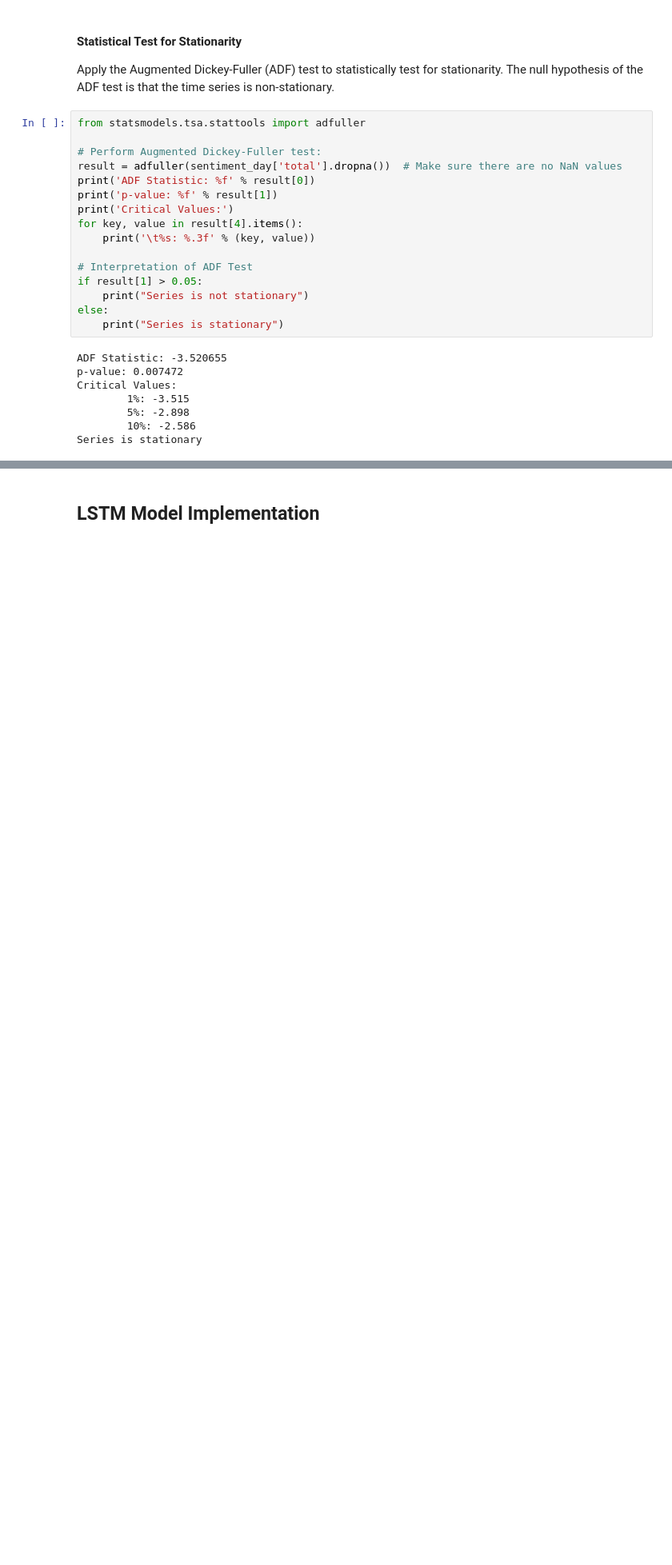
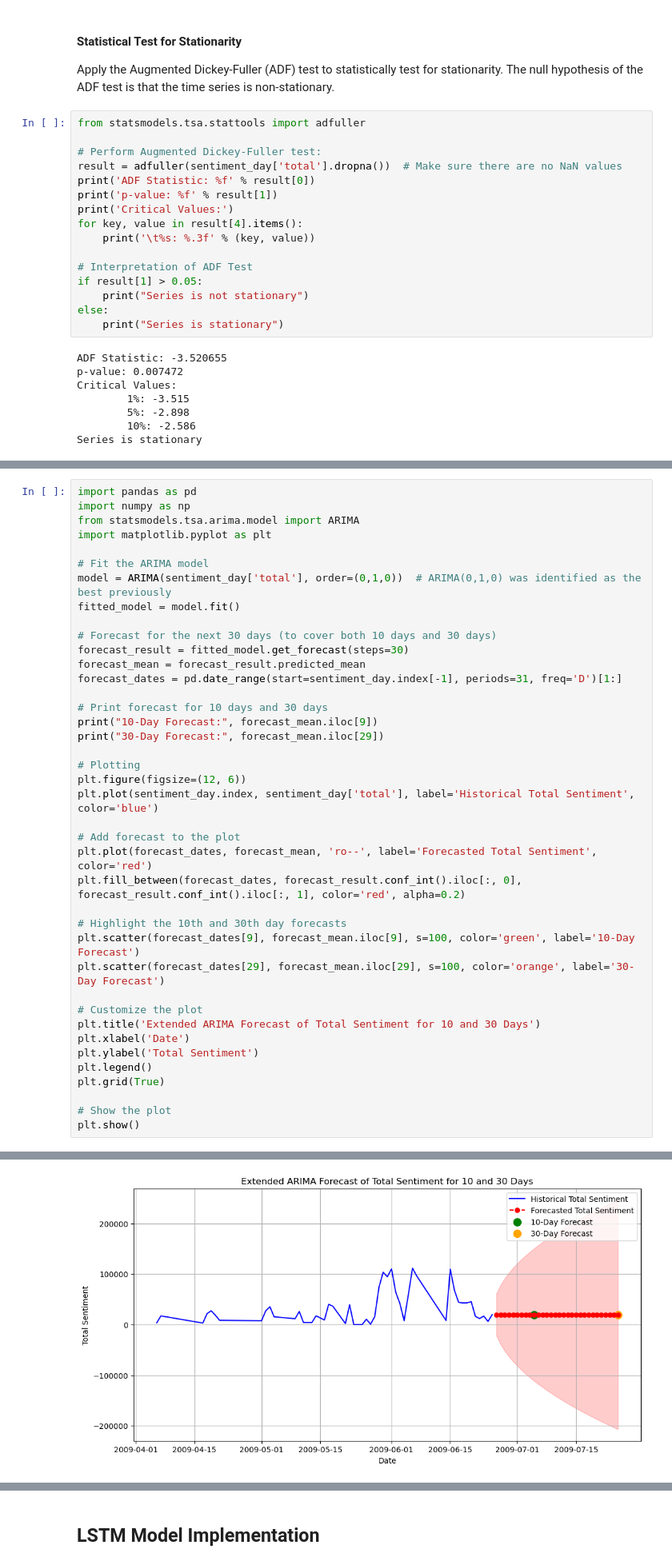
Before and after one commit to rosilenedasilva/twitter_sentiment_analysis_time_series_pyspark_mysql_ipynb, a Jupyter notebook: Integrated_CA2MScDA_ BD_ADA_V2.ipynb, the cells around one changed output, grey strips where cells are left out. Shown at 80% size. Drawn from its saved outputs; the diff is of its cells as text; blank space fills up the shorter version.

```diff
--- a/Integrated_CA2MScDA_ BD_ADA_V2.ipynb
+++ b/Integrated_CA2MScDA_ BD_ADA_V2.ipynb
@@ -1915,0 +1996,41 @@ First, install and import the libraries.
+# %%
+import pandas as pd
+import numpy as np
+from statsmodels.tsa.arima.model import ARIMA
+import matplotlib.pyplot as plt
+
+# Fit the ARIMA model
+model = ARIMA(sentiment_day['total'], order=(0,1,0))  # ARIMA(0,1,0) was identified as the best previously
+fitted_model = model.fit()
+
+# Forecast for the next 30 days (to cover both 10 days and 30 days)
+forecast_result = fitted_model.get_forecast(steps=30)
+forecast_mean = forecast_result.predicted_mean
+forecast_dates = pd.date_range(start=sentiment_day.index[-1], periods=31, freq='D')[1:]
+
+# Print forecast for 10 days and 30 days
+print("10-Day Forecast:", forecast_mean.iloc[9])
+print("30-Day Forecast:", forecast_mean.iloc[29])
+
+# Plotting
+plt.figure(figsize=(12, 6))
+plt.plot(sentiment_day.index, sentiment_day['total'], label='Historical Total Sentiment', color='blue')
+
+# Add forecast to the plot
+plt.plot(forecast_dates, forecast_mean, 'ro--', label='Forecasted Total Sentiment', color='red')
+plt.fill_between(forecast_dates, forecast_result.conf_int().iloc[:, 0], forecast_result.conf_int().iloc[:, 1], color='red', alpha=0.2)
+
+# Highlight the 10th and 30th day forecasts
+plt.scatter(forecast_dates[9], forecast_mean.iloc[9], s=100, color='green', label='10-Day Forecast')
+plt.scatter(forecast_dates[29], forecast_mean.iloc[29], s=100, color='orange', label='30-Day Forecast')
+
+# Customize the plot
+plt.title('Extended ARIMA Forecast of Total Sentiment for 10 and 30 Days')
+plt.xlabel('Date')
+plt.ylabel('Total Sentiment')
+plt.legend()
+plt.grid(True)
+
+# Show the plot
+plt.show()
+# %% [output]
@@ -1915,0 +2039 @@ First, install and import the libraries.
+[figure, added]
```
Also changed, not shown: parts of 37 cells of this notebook.
